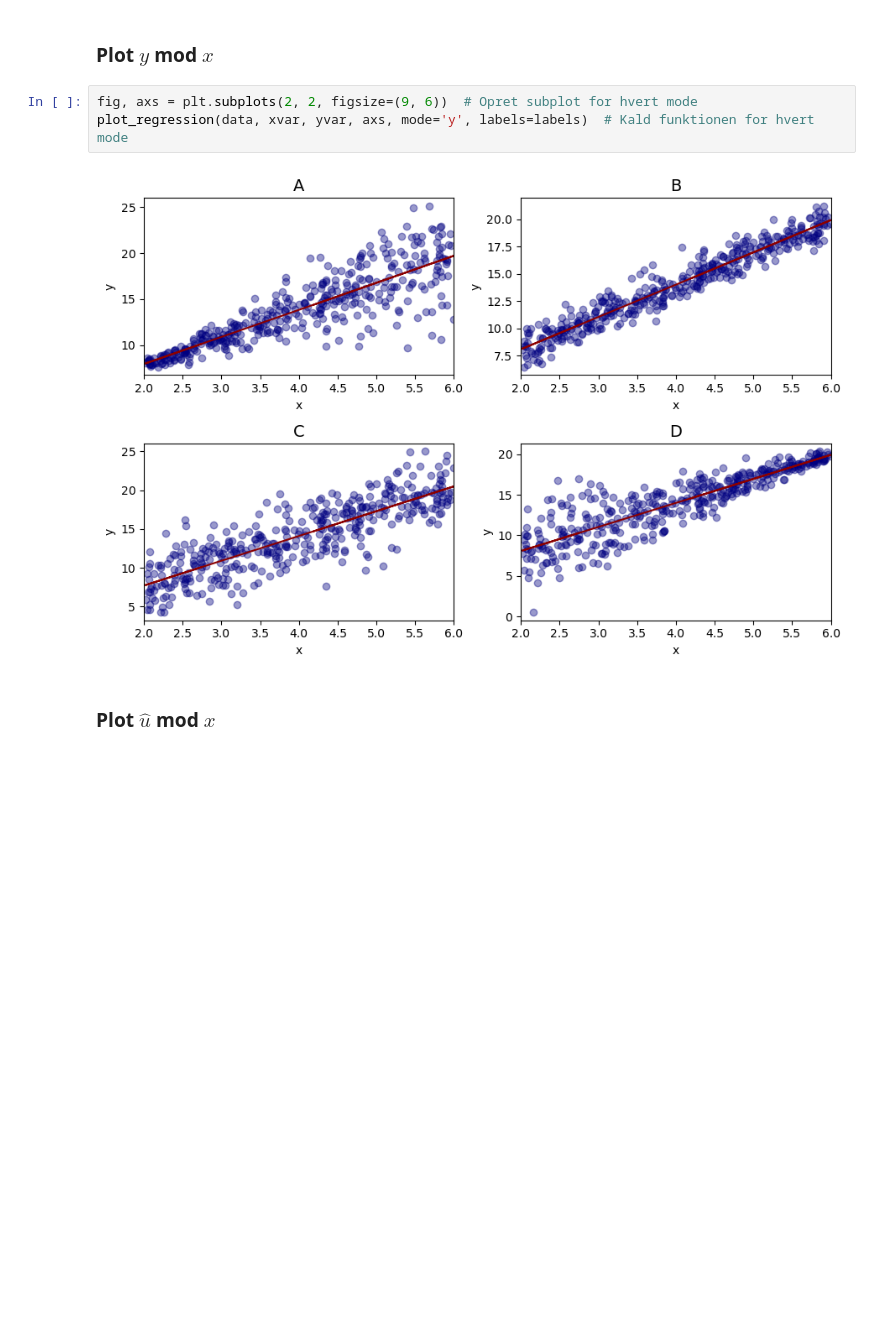
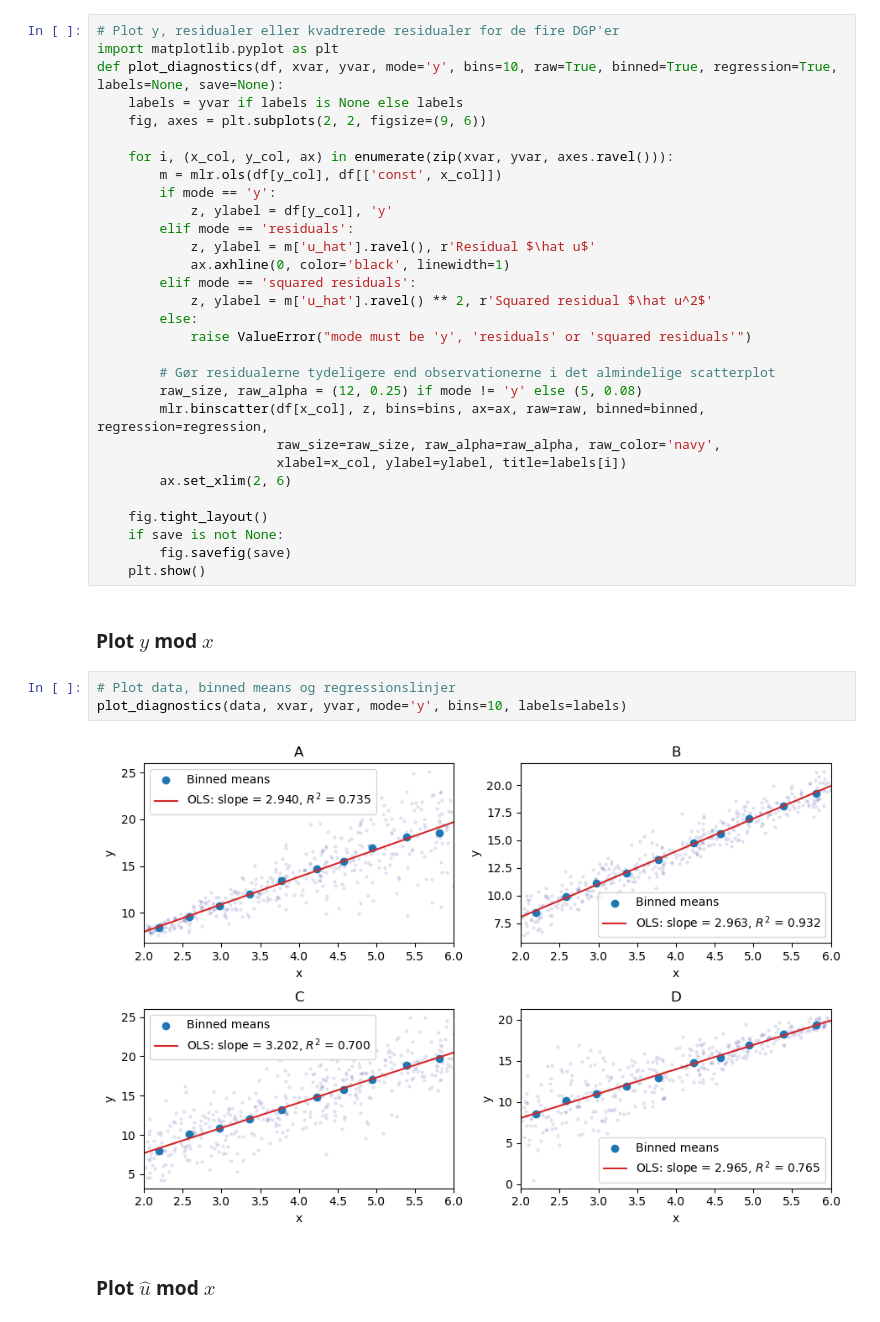
Before and after one commit to bschjerning/EconometricsA, a Jupyter notebook: 1_lectures/09_heteroscedasticity/09_heteroscedasticity_examples.ipynb, the cells around one changed output. Drawn from its saved outputs; the diff is of its cells as text; blank space fills up the shorter version.

```diff
--- a/1_lectures/09_heteroscedasticity/09_heteroscedasticity_examples.ipynb
+++ b/1_lectures/09_heteroscedasticity/09_heteroscedasticity_examples.ipynb
@@ -352,9 +284,39 @@ def plot_regression(df, xvar, yvar, axs, mode='scatter', labels=None):
+# %%
+# Plot y, residualer eller kvadrerede residualer for de fire DGP'er
+import matplotlib.pyplot as plt
+def plot_diagnostics(df, xvar, yvar, mode='y', bins=10, raw=True, binned=True, regression=True, labels=None, save=None):
+    labels = yvar if labels is None else labels
+    fig, axes = plt.subplots(2, 2, figsize=(9, 6))
+
+    for i, (x_col, y_col, ax) in enumerate(zip(xvar, yvar, axes.ravel())):
+        m = mlr.ols(df[y_col], df[['const', x_col]])
+        if mode == 'y':
+            z, ylabel = df[y_col], 'y'
+        elif mode == 'residuals':
+            z, ylabel = m['u_hat'].ravel(), r'Residual $\hat u$'
+            ax.axhline(0, color='black', linewidth=1)
+        elif mode == 'squared residuals':
+            z, ylabel = m['u_hat'].ravel() ** 2, r'Squared residual $\hat u^2$'
+        else:
+            raise ValueError("mode must be 'y', 'residuals' or 'squared residuals'")
+
+        # Gør residualerne tydeligere end observationerne i det almindelige scatterplot
+        raw_size, raw_alpha = (12, 0.25) if mode != 'y' else (5, 0.08)
+        mlr.binscatter(df[x_col], z, bins=bins, ax=ax, raw=raw, binned=binned, regression=regression,
+                       raw_size=raw_size, raw_alpha=raw_alpha, raw_color='navy',
+                       xlabel=x_col, ylabel=ylabel, title=labels[i])
+        ax.set_xlim(2, 6)
+
+    fig.tight_layout()
+    if save is not None:
+        fig.savefig(save)
+    plt.show()
 # %% [markdown]
 ### Plot $y$ mod $x$
-# %%
-fig, axs = plt.subplots(2, 2, figsize=(9, 6))  # Opret subplot for hvert mode
-plot_regression(data, xvar, yvar, axs, mode='y', labels=labels)  # Kald funktionen for hvert mode
-# %% [output]
-[figure, removed]
+# %%
+# Plot data, binned means og regressionslinjer
+plot_diagnostics(data, xvar, yvar, mode='y', bins=10, labels=labels)
+# %% [output]
+[figure, added]
 # %% [markdown]
 ### Plot  $\hat{u}$ mod $x$
```
Also changed, not shown: parts of 14 cells of this notebook, 8 other files.
